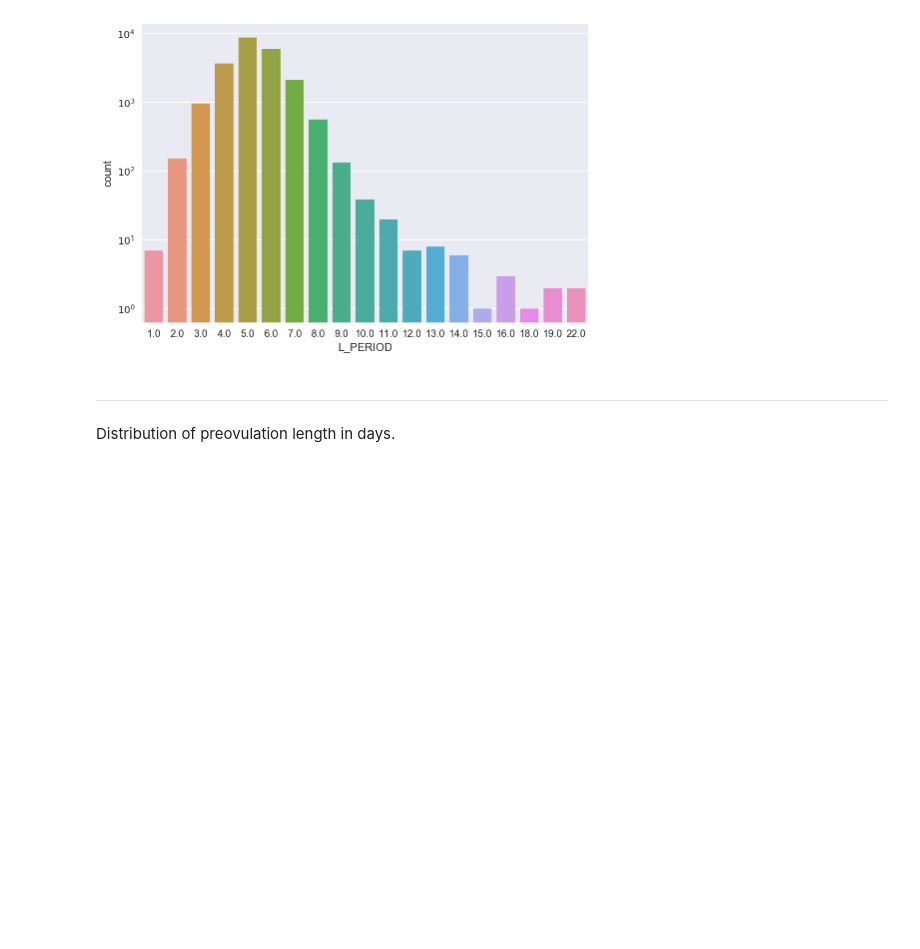
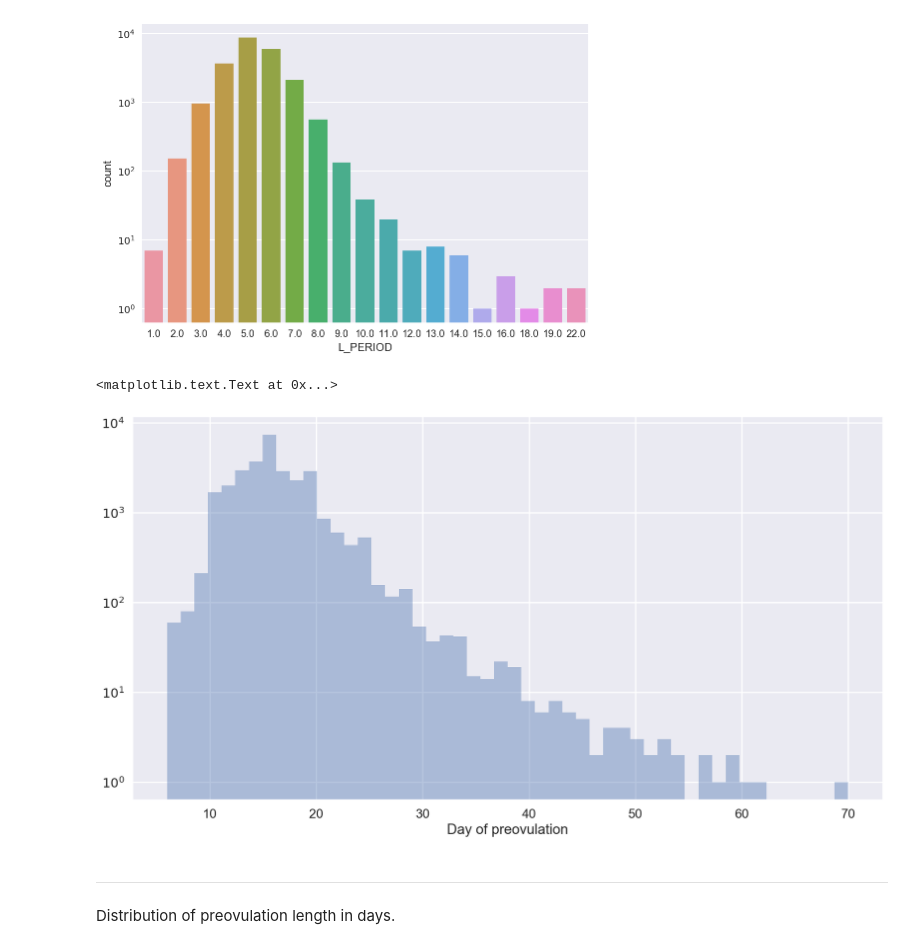
Before and after one commit to SMU-Ubicomp-Lab/OpenCycle, a Jupyter notebook: notebooks/2.0-sa-data-visualization.ipynb, the cells around one changed output. Drawn from its saved outputs; the diff is of its cells as text; code cells hidden in the pictures; blank space fills up the shorter version.

```diff
--- a/notebooks/2.0-sa-data-visualization.ipynb
+++ b/notebooks/2.0-sa-data-visualization.ipynb
@@ -66,3 +78,10 @@ sns.countplot(df.L_PERIOD.dropna()).set_yscale('log')
+# %%
+# df.L_PREOVULATION.dropna().hist(bins=50).set_yscale('log')
+sns.distplot(df.L_PREOVULATION.dropna(), bins=50, kde=False).set_yscale('log')
+plt.xlabel("Day of preovulation")
+# %% [output]
+<matplotlib.text.Text at 0x...>
+[figure, added]
 # %% [markdown]
 ---
 Distribution of preovulation length in days.
```
Also changed, not shown: parts of 6 cells of this notebook, 3 other files.
